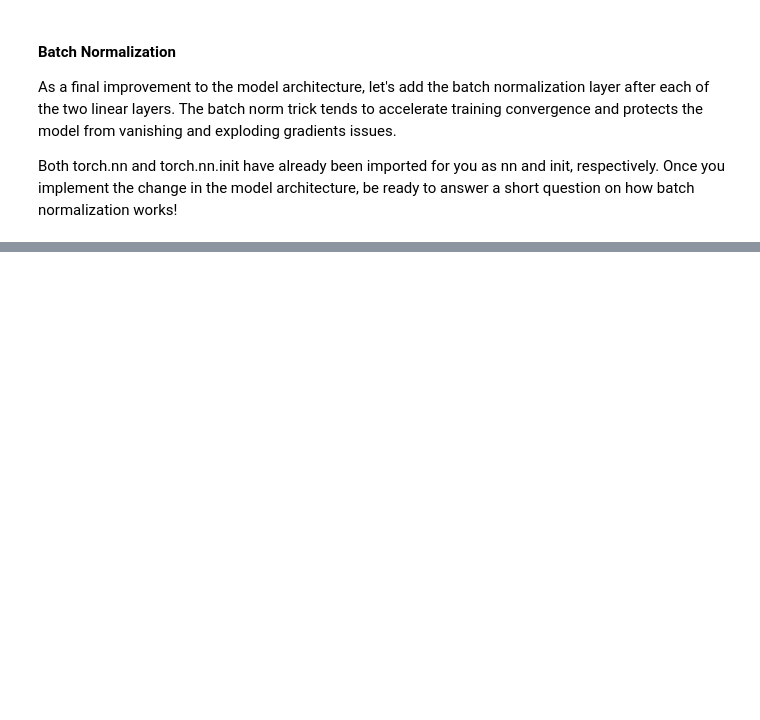
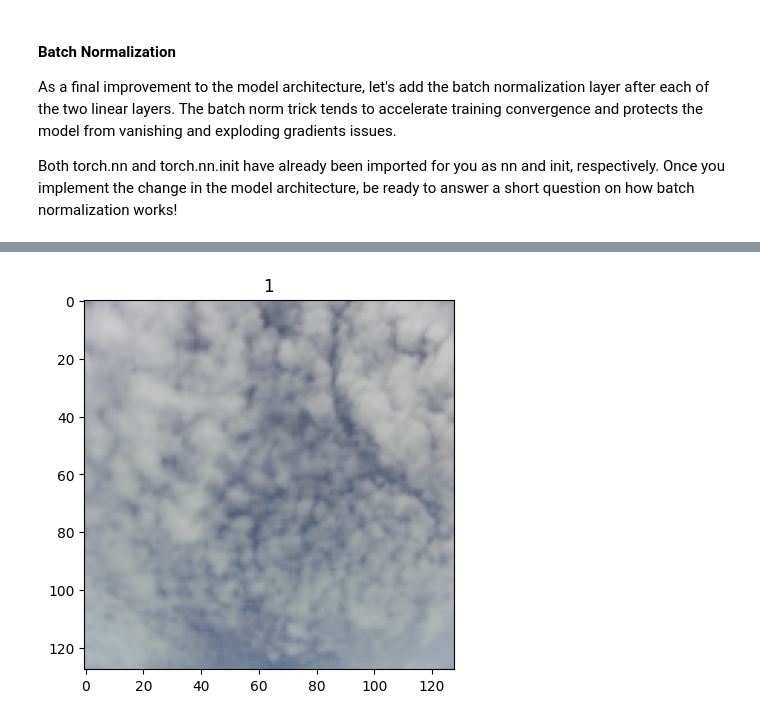
Before and after one commit to longtongster/pytorch, a Jupyter notebook: 02. Intermediate Deep Learning with PyTorch/Intermediate deep learning with pytorch.ipynb, the cells around one changed output, grey strips where cells are left out. Drawn from its saved outputs; the diff is of its cells as text; code cells hidden in the pictures; blank space fills up the shorter version.

```diff
--- a/02. Intermediate Deep Learning with PyTorch/Intermediate deep learning with pytorch.ipynb
+++ b/02. Intermediate Deep Learning with PyTorch/Intermediate deep learning with pytorch.ipynb
@@ -300,0 +383,20 @@ it is not include in the repository.
+# %%
+# Compose transformations
+train_transforms = transforms.Compose([
+    transforms.ToTensor(),
+    transforms.Resize((128, 128)),
+])
+
+# Create Dataset using ImageFolder
+dataset_train = ImageFolder(
+    "cloud-type-classification2/train_data/",
+    transform=train_transforms,
+)
+# %%
+img, idx = dataset_train[200]
+# %%
+plt.imshow(img.permute(1,2,0))
+plt.title(idx)
+plt.show()
+# %% [output]
+[figure, added]
```
Also changed, not shown: parts of 45 cells of this notebook, 4 other files.
